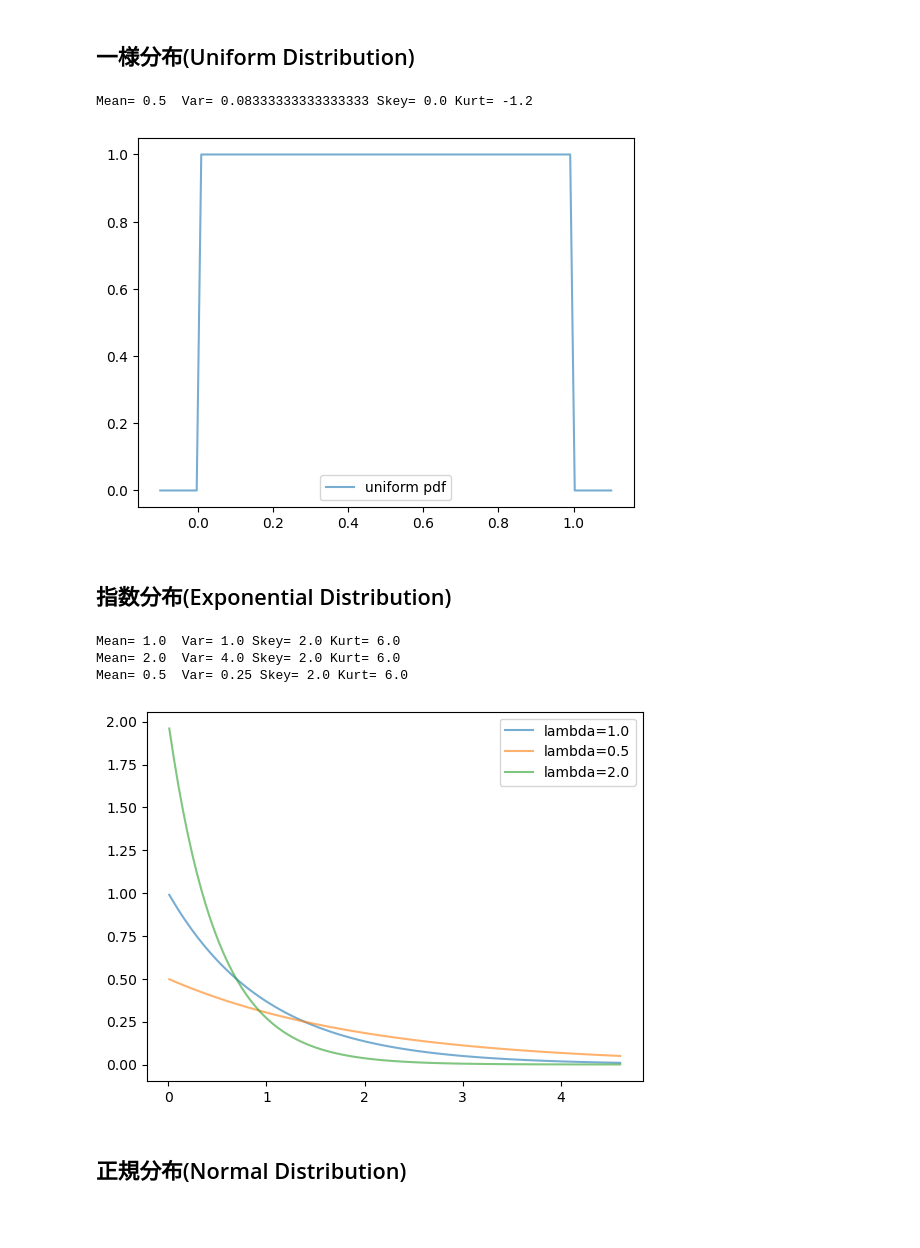
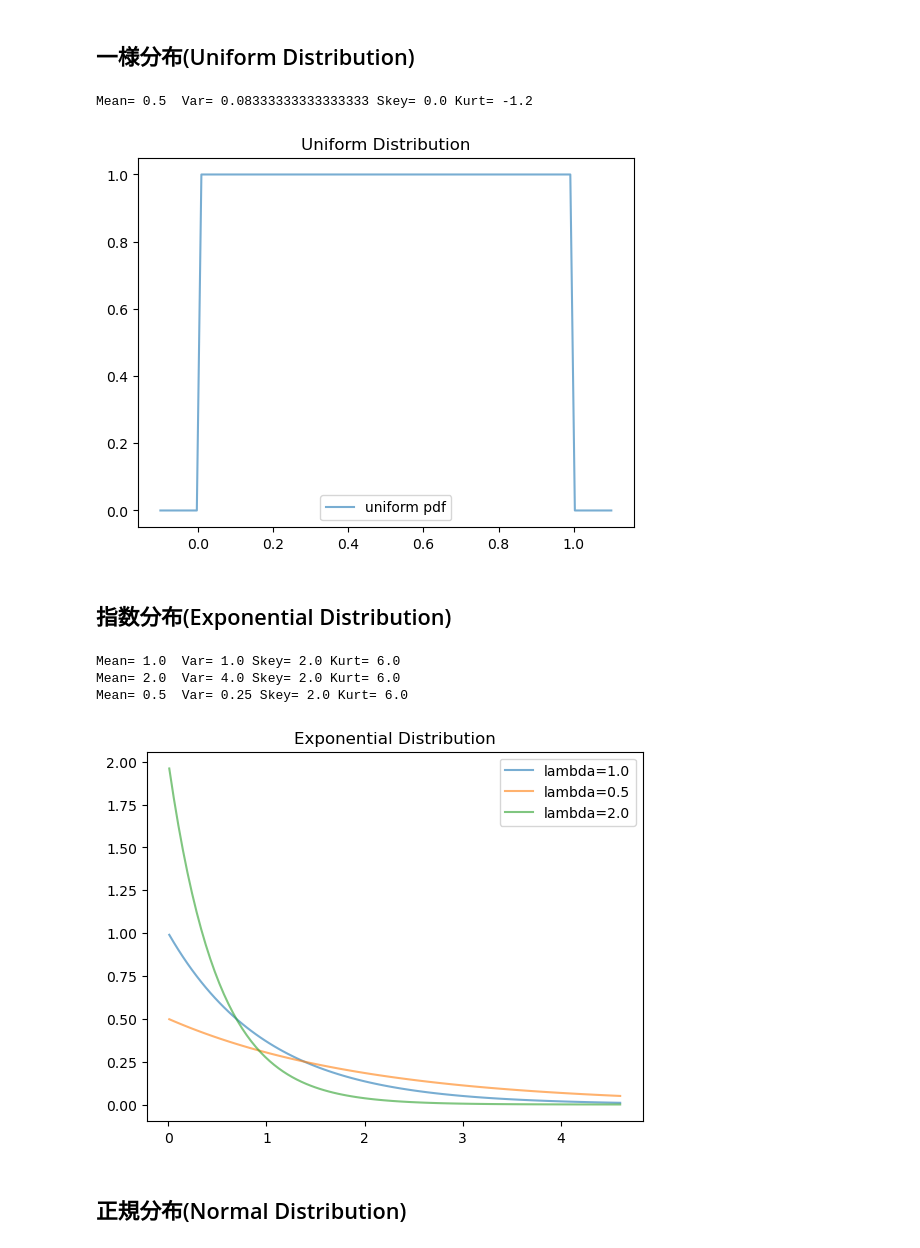
Before and after one commit to namoshi/mathAI, a Jupyter notebook: py_stat_data.ipynb, the cells around one changed output. Cells and saved outputs as stored; diff of their text form; code cells hidden in the pictures; blank space fills up the shorter version.

```diff
--- a/py_stat_data.ipynb
+++ b/py_stat_data.ipynb
@@ -386,22 +390,24 @@ Mean= 10.0  Var= 10.0 Skey= 0.31622776601683794 Kurt= 0.1
 # %%
 import numpy as np
 from scipy.stats import uniform
 import matplotlib.pyplot as plt
 fig, ax = plt.subplots(1, 1)
 
 mean, var, skew, kurt = uniform.stats(moments='mvsk')
 print('Mean=', mean, ' Var=', var, 'Skey=', skew, 'Kurt=', kurt)
 
 x = np.linspace(-0.1, 1.1, 100)
 ax.plot(x, uniform.pdf(x),
        '-', alpha=0.6, label='uniform pdf')
 
 ax.legend()
 
+plt.title('Uniform Distribution')
+plt.savefig('uniform.png')
 plt.show()
 # %% [output]
 Mean= 0.5  Var= 0.08333333333333333 Skey= 0.0 Kurt= -1.2
-[figure, old version]
+[figure, new version]
 # %% [markdown]
 ## 指数分布(Exponential Distribution)
 # %%
@@ -435,12 +441,14 @@ ax.plot(x, expon.pdf(x, 0.0, 1.0/lam),
 
 ax.legend()
 
+plt.title('Exponential Distribution')
+plt.savefig('expon.png')
 plt.show()
 # %% [output]
 Mean= 1.0  Var= 1.0 Skey= 2.0 Kurt= 6.0
 Mean= 2.0  Var= 4.0 Skey= 2.0 Kurt= 6.0
 Mean= 0.5  Var= 0.25 Skey= 2.0 Kurt= 6.0
-[figure, old version]
+[figure, new version]
 # %% [markdown]
 ## 正規分布(Normal Distribution)
 # %%
```
Also changed, not shown: parts of 2 cells of this notebook, 5 other files.
